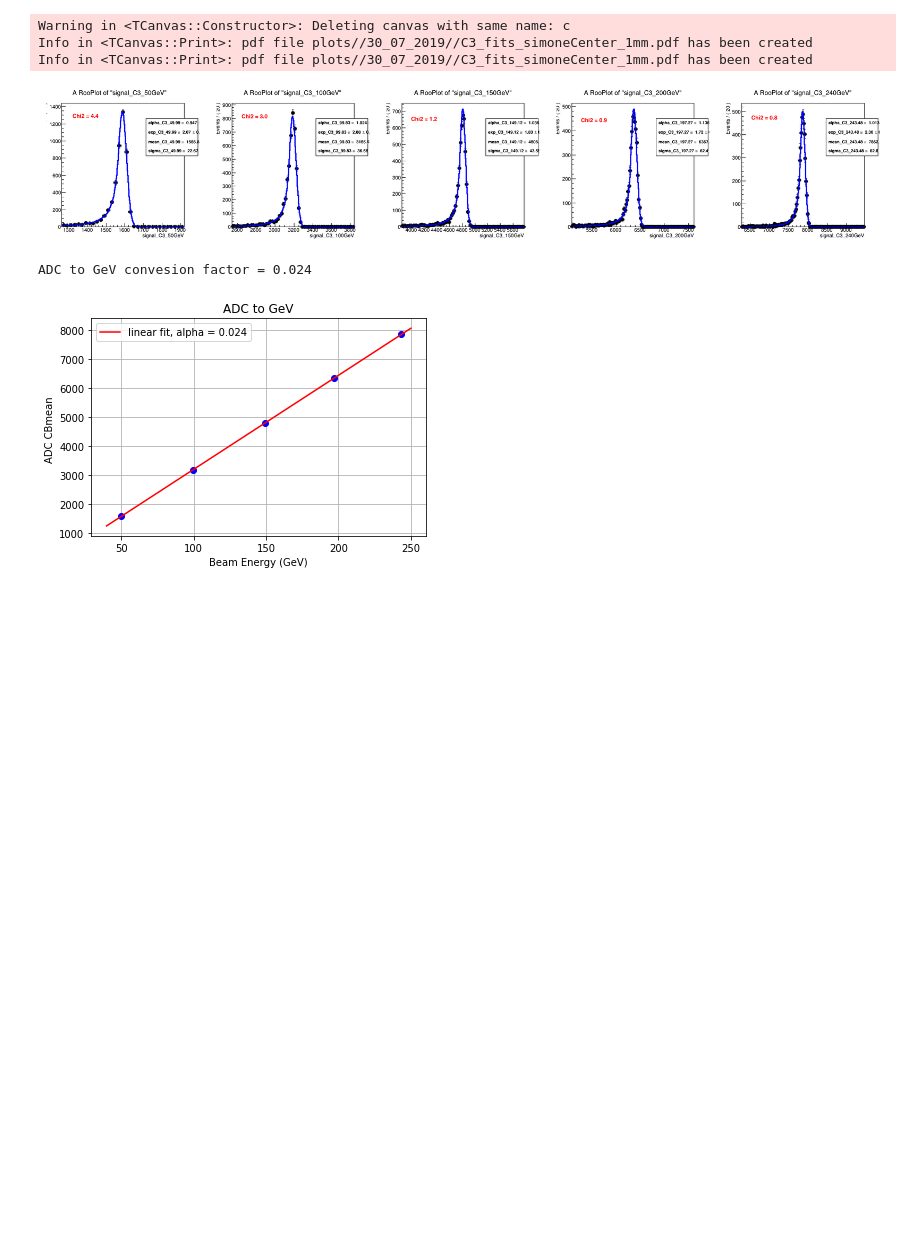
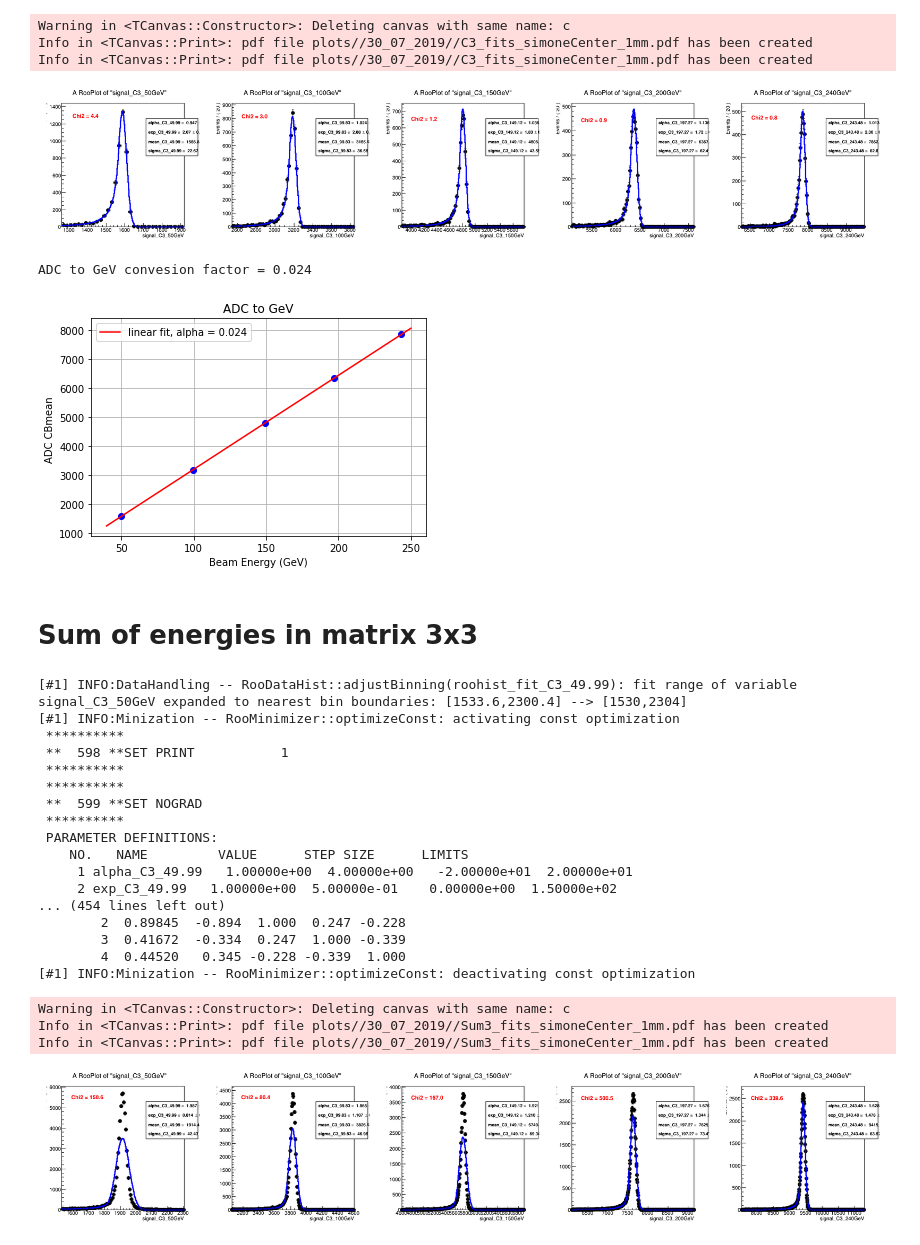
Before and after one commit to chernyavskaya/ECALtestBeam, a Jupyter notebook: CBfunction.ipynb, the cells around one changed output. Saved outputs shown, nothing was run; the diff lists cells and outputs as text; code cells hidden in the pictures; blank space fills up the shorter version.

Commit message:
working ecal energy resolution

```diff
--- a/CBfunction.ipynb
+++ b/CBfunction.ipynb
@@ -64,6 +68,9 @@ missing = 'A5,A4,E5,E4'.split(',')
 working = [item for item in naming]
 for item in missing:
     working.remove(item)
+
+matrix_3 = 'B4,C4,D4,B3,C3,D3,B2,C2,D2'.split(',')
+matrix_5 = 'B5,C5,D5,B4,C4,D4,B3,C3,D3,B2,C2,D2,A1,B1,C1,D1,E1'.split(',')
 # %%
 outstr = 'simoneCenter_1mm'
 # %%
@@ -209,7 +220,7 @@ ax.plot(energies_float, means_C3,'bo' )
 popt, pcov = curve_fit(linear_func, energies_float, means_C3)
 
 shower_energy = 0.79
-conversion_factor = 0.79/popt[0]
+conversion_factor = shower_energy/popt[0]
 print 'ADC to GeV convesion factor = %.3f'%conversion_factor
 
 xfine = np.linspace(40., 250., 1000)  # define values to plot the function for
@@ -230,3 +241,70 @@ with open('output/%s/conversion_factor_%s.json'%(dir,outstr), 'w') as fp:
 # %% [output]
 ADC to GeV convesion factor = 0.024
 [figure]
+# %% [markdown]
+# Sum of energies in matrix 3x3
+# %%
+pos_cut = 4
+c = ROOT.TCanvas("c","c",2000,400)
+c.Divide(5,1)
+canvas_num=0
+Sum3_results = []
+energies = sorted([float(item) for item in dict_C3_energy_scan.keys()])
+energies = [str(item) for item in energies]
+crystal='C3'
+for energy in energies :
+        c.cd(canvas_num+1)
+
+        runs = dict_C3_energy_scan[energy]
+        tree = ROOT.TChain("h4")
+        for run in runs:
+            tree.Add("/eos/cms/store/group/dpg_ecal/comm_ecal/upgrade/testbeam/ECALTB_H4_Oct2018/ntuples_v5/ECAL_H4_October2018_%s.root"%run)
+
+        myCB = CB.CBfunction(tree)
+        myCB.nbins = 2000
+       # myCB.xmin = 0
+       # myCB.xmax = 300
+        myCB.a_initial = 1
+        myCB.n_initial = 1
+        myCB.set_crystal(crystal)
+        myCB.set_energy(energy)
+        myCB.set_position(dict_crystal_centers[crystal][0],dict_crystal_centers[crystal][1],pos_cut)
+        myCB.prepare_sumhistogram(dict_crystals_calibration,matrix_3)
+
+        myCB.CBintialization()
+        myCB.fitToData()
+        myCB.plot()
+        tmp_dict = {}
+        tmp_dict[energy] = myCB.fitResults()
+        Sum3_results.append(tmp_dict)
+
+        canvas_num+=1
+
+c.Draw()
+c.SaveAs('plots/%s/Sum3_fits_%s.pdf'%(dir,outstr))
+c.SaveAs('plots/%s/Sum3_fits_%s.pdf'%(dir,outstr))
+
+with open('output/%s/Sum3_results_%s.json'%(dir,outstr), 'w') as fp:
+    json.dump(Sum3_results,fp)
+# %% [output]
+[#1] INFO:DataHandling -- RooDataHist::adjustBinning(roohist_fit_C3_49.99): fit range of variable signal_C3_50GeV expanded to nearest bin boundaries: [1533.6,2300.4] --> [1530,2304]
+[#1] INFO:Minization -- RooMinimizer::optimizeConst: activating const optimization
+ **********
+ **  598 **SET PRINT           1
+ **********
+ **********
+ **  599 **SET NOGRAD
+ **********
+ PARAMETER DEFINITIONS:
+    NO.   NAME         VALUE      STEP SIZE      LIMITS
+     1 alpha_C3_49.99   1.00000e+00  4.00000e+00   -2.00000e+01  2.00000e+01
+     2 exp_C3_49.99   1.00000e+00  5.00000e-01    0.00000e+00  1.50000e+02
+... (454 lines left out)
+        2  0.89845  -0.894  1.000  0.247 -0.228
+        3  0.41672  -0.334  0.247  1.000 -0.339
+        4  0.44520   0.345 -0.228 -0.339  1.000
+[#1] INFO:Minization -- RooMinimizer::optimizeConst: deactivating const optimization
+Warning in <TCanvas::Constructor>: Deleting canvas with same name: c
+Info in <TCanvas::Print>: pdf file plots//30_07_2019//Sum3_fits_simoneCenter_1mm.pdf has been created
+Info in <TCanvas::Print>: pdf file plots//30_07_2019//Sum3_fits_simoneCenter_1mm.pdf has been created
+[figure, added]
```
Also changed, not shown: parts of 5 cells of this notebook, 1 other file.
